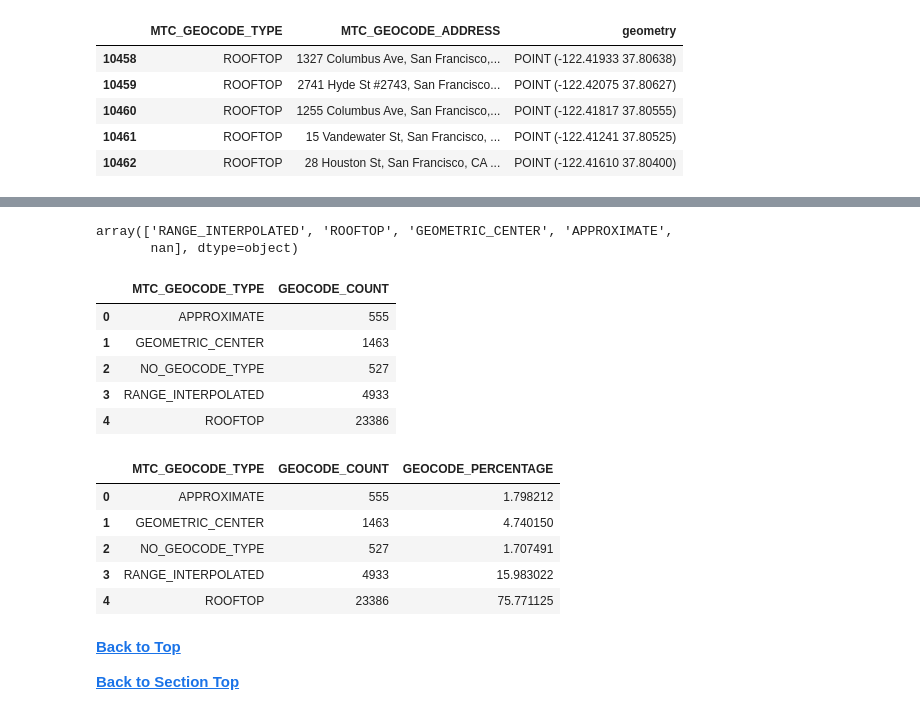
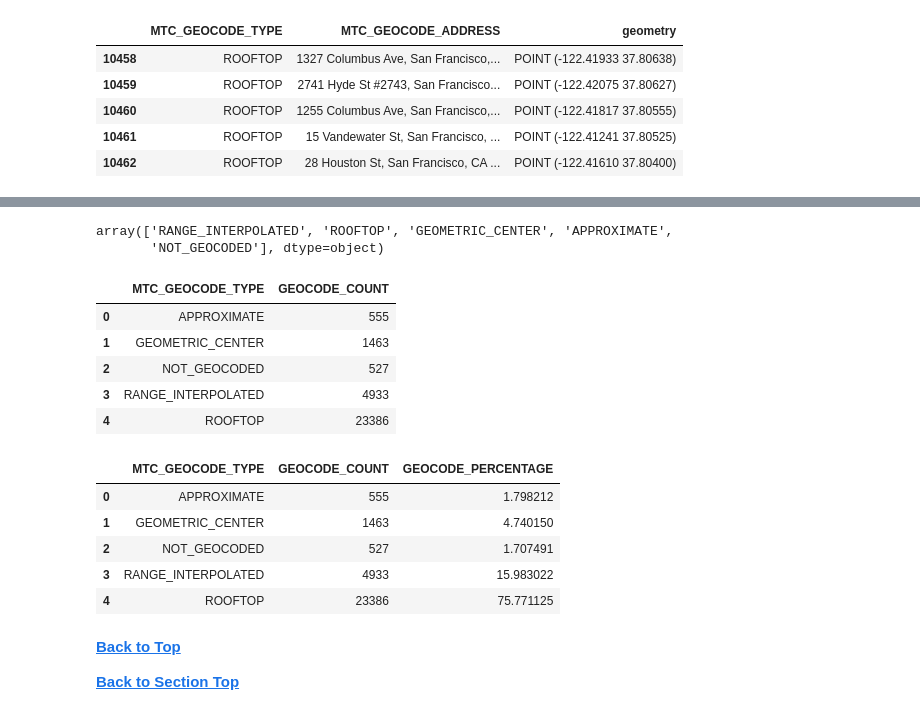
Before and after one commit to BayAreaMetro/MTCDataModel, a Jupyter notebook: Project-Documentation/hcd/HCD Annual Progress Report Data Processing 2018-2019.ipynb, the cells around one changed output, grey strips where cells are left out. Cells and saved outputs as stored; diff of their text form; code cells hidden in the pictures.

```diff
--- a/Project-Documentation/hcd/HCD Annual Progress Report Data Processing 2018-2019.ipynb
+++ b/Project-Documentation/hcd/HCD Annual Progress Report Data Processing 2018-2019.ipynb
@@ -706,0 +683,5 @@ sf_permits[sf_permits['MTC_GEOCODE_ADDRESS'].isnull()].size
+# %%
+#Set geometry field to null if no lat long
+apr_bay_area_geo['geometry'] = np.where(apr_bay_area_geo['MTC_GEOCODE_TYPE'].isnull(),
+                                        np.nan,
+                                        apr_bay_area_geo['geometry'])
@@ -707 +716,9 @@ sf_permits[sf_permits['MTC_GEOCODE_ADDRESS'].isnull()].size
+# %%
+apr_bay_area_geo['MTC_WKT'] = apr_bay_area_geo['geometry'].apply(lambda x: np.nan if x is None else x.wkt)
+# %%
+#Set geocode type to not geocoded if null
+apr_bay_area_geo['MTC_GEOCODE_TYPE'].fillna('NOT_GEOCODED',inplace=True)
+# %%
+#Create checkbox column to indicate whether or not the project had been mapped
+apr_bay_area_geo['MTC_MAPPED'] = np.where(apr_bay_area_geo['MTC_GEOCODE_TYPE'] == 'NOT_GEOCODED', 'False','True')
 # %%
@@ -731,19 +748,19 @@ map.add_child(permits)
 apr_bay_area_geo['MTC_GEOCODE_TYPE'].unique()
 # %% [output]
 array(['RANGE_INTERPOLATED', 'ROOFTOP', 'GEOMETRIC_CENTER', 'APPROXIMATE',
-       nan], dtype=object)
+       'NOT_GEOCODED'], dtype=object)
 # %%
-geocode_type_summary = ((apr_bay_area_geo[['MTC_GEOCODE_TYPE']].fillna('NO_GEOCODE_TYPE'))
+geocode_type_summary = (apr_bay_area_geo[['MTC_GEOCODE_TYPE']]
                         .groupby('MTC_GEOCODE_TYPE')
                         .agg({'MTC_GEOCODE_TYPE':'count'})
                         .rename(columns={'MTC_GEOCODE_TYPE':'GEOCODE_COUNT'})
                         .reset_index())
 geocode_type_summary
 # %% [output]
 |  | MTC_GEOCODE_TYPE | GEOCODE_COUNT |
 | 0 | APPROXIMATE | 555 |
 | 1 | GEOMETRIC_CENTER | 1463 |
-| 2 | NO_GEOCODE_TYPE | 527 |
+| 2 | NOT_GEOCODED | 527 |
 | 3 | RANGE_INTERPOLATED | 4933 |
 | 4 | ROOFTOP | 23386 |
 # %%
@@ -753,7 +770,7 @@ geocode_type_summary
 |  | MTC_GEOCODE_TYPE | GEOCODE_COUNT | GEOCODE_PERCENTAGE |
 | 0 | APPROXIMATE | 555 | 1.798212 |
 | 1 | GEOMETRIC_CENTER | 1463 | 4.740150 |
-| 2 | NO_GEOCODE_TYPE | 527 | 1.707491 |
+| 2 | NOT_GEOCODED | 527 | 1.707491 |
 | 3 | RANGE_INTERPOLATED | 4933 | 15.983022 |
 | 4 | ROOFTOP | 23386 | 75.771125 |
 # %% [markdown]
```
Also changed, not shown: parts of 32 cells of this notebook.
